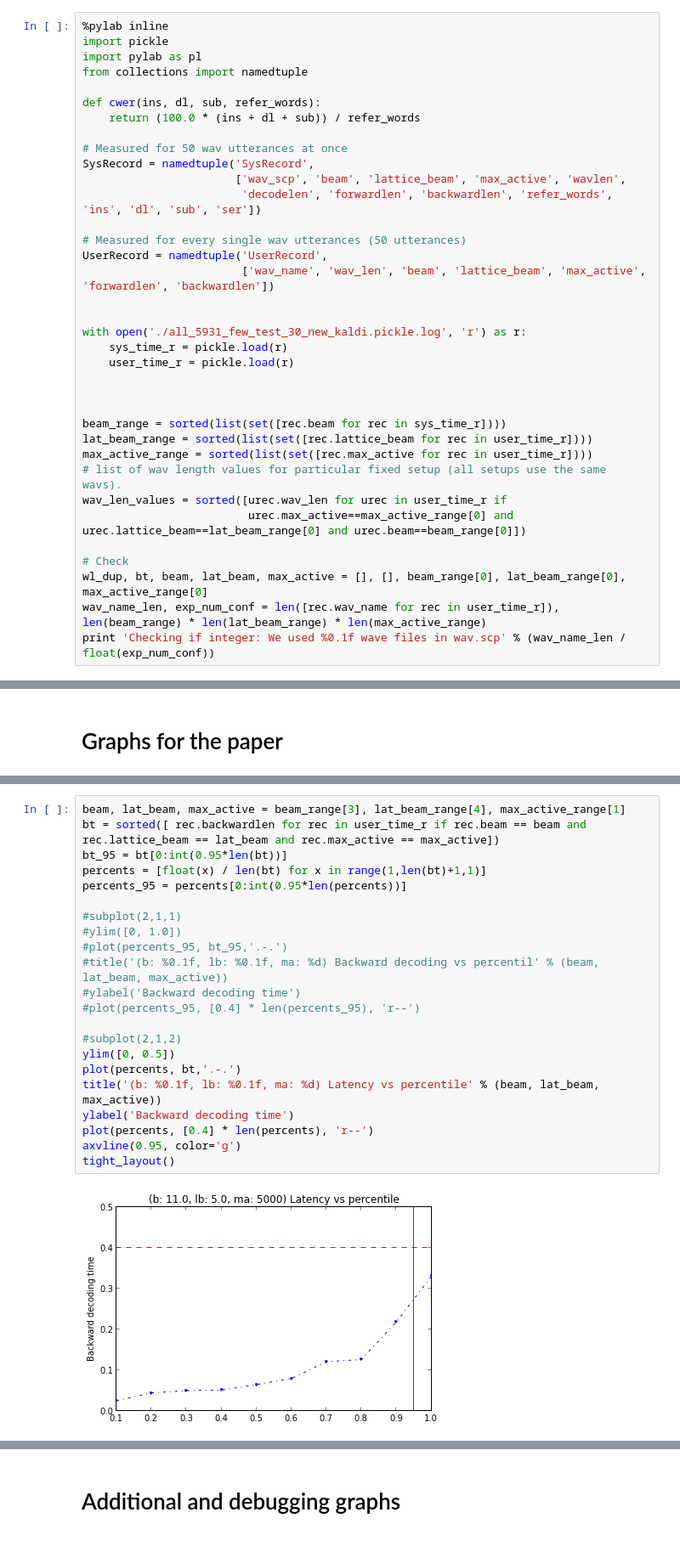
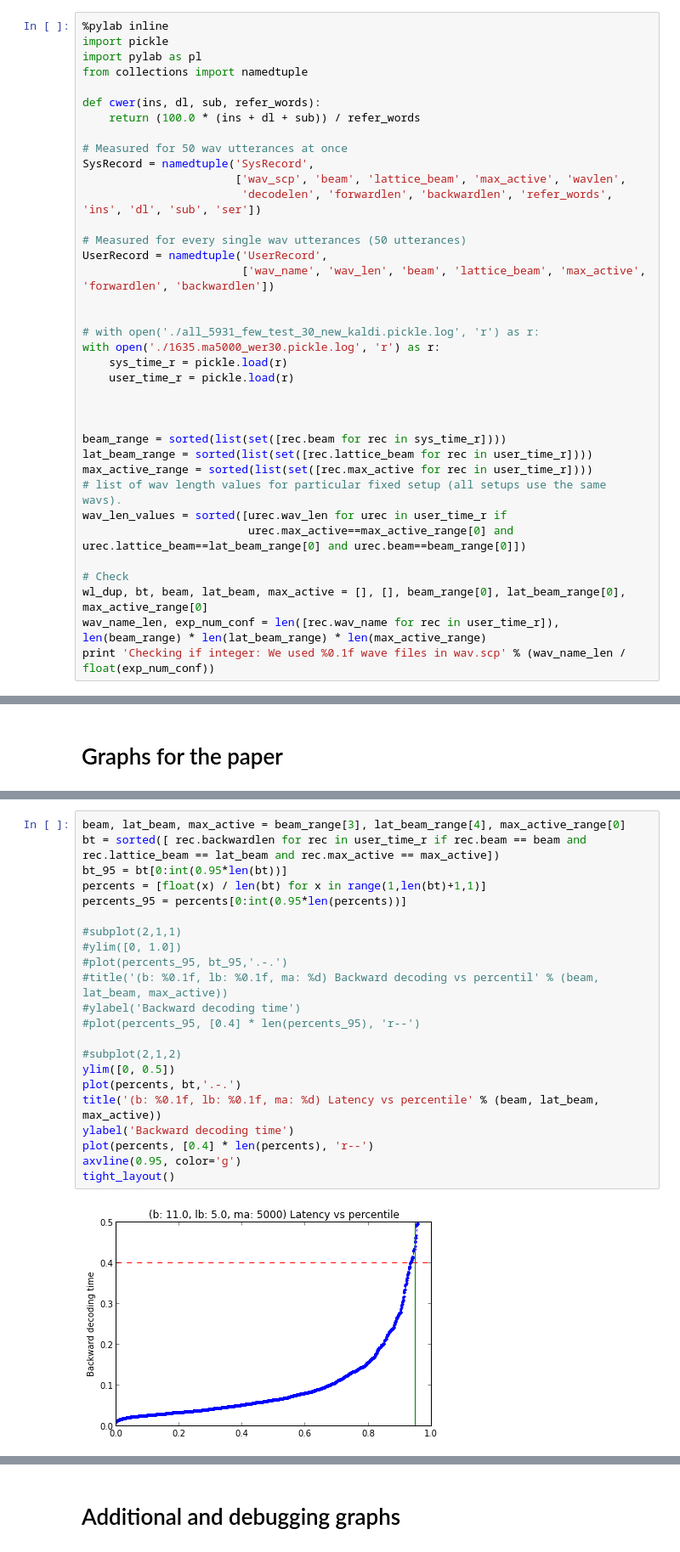
Before and after one commit to oplatek/pykaldi-eval, a Jupyter notebook: Pykaldi-evaluation.ipynb, the cells around one changed output, grey strips where cells are left out. Shown at 85% size. Drawn from its saved outputs; the diff is of its cells as text.

```diff
--- a/Pykaldi-evaluation.ipynb
+++ b/Pykaldi-evaluation.ipynb
@@ -35,7 +35,8 @@ UserRecord = namedtuple('UserRecord',
                         ['wav_name', 'wav_len', 'beam', 'lattice_beam', 'max_active', 'forwardlen', 'backwardlen'])
 
 
-with open('./all_5931_few_test_30_new_kaldi.pickle.log', 'r') as r:
+# with open('./all_5931_few_test_30_new_kaldi.pickle.log', 'r') as r:
+with open('./1635.ma5000_wer30.pickle.log', 'r') as r:
     sys_time_r = pickle.load(r)
     user_time_r = pickle.load(r)
 
@@ -119,25 +128,25 @@ tight_layout()
 # %%
-beam, lat_beam, max_active = beam_range[3], lat_beam_range[4], max_active_range[1]
+beam, lat_beam, max_active = beam_range[3], lat_beam_range[4], max_active_range[0]
 bt = sorted([ rec.backwardlen for rec in user_time_r if rec.beam == beam and rec.lattice_beam == lat_beam and rec.max_active == max_active])
 bt_95 = bt[0:int(0.95*len(bt))]
 percents = [float(x) / len(bt) for x in range(1,len(bt)+1,1)]
 percents_95 = percents[0:int(0.95*len(percents))]
 
 #subplot(2,1,1)
 #ylim([0, 1.0])
 #plot(percents_95, bt_95,'.-.')
 #title('(b: %0.1f, lb: %0.1f, ma: %d) Backward decoding vs percentil' % (beam, lat_beam, max_active))
 #ylabel('Backward decoding time')
 #plot(percents_95, [0.4] * len(percents_95), 'r--')
 
 #subplot(2,1,2)
 ylim([0, 0.5])
 plot(percents, bt,'.-.')
 title('(b: %0.1f, lb: %0.1f, ma: %d) Latency vs percentile' % (beam, lat_beam, max_active))
 ylabel('Backward decoding time')
 plot(percents, [0.4] * len(percents), 'r--')
 axvline(0.95, color='g')
 tight_layout()
 # %% [output]
-[figure, old version]
+[figure, new version]
 # %%
```
Also changed, not shown: parts of 9 cells of this notebook.
